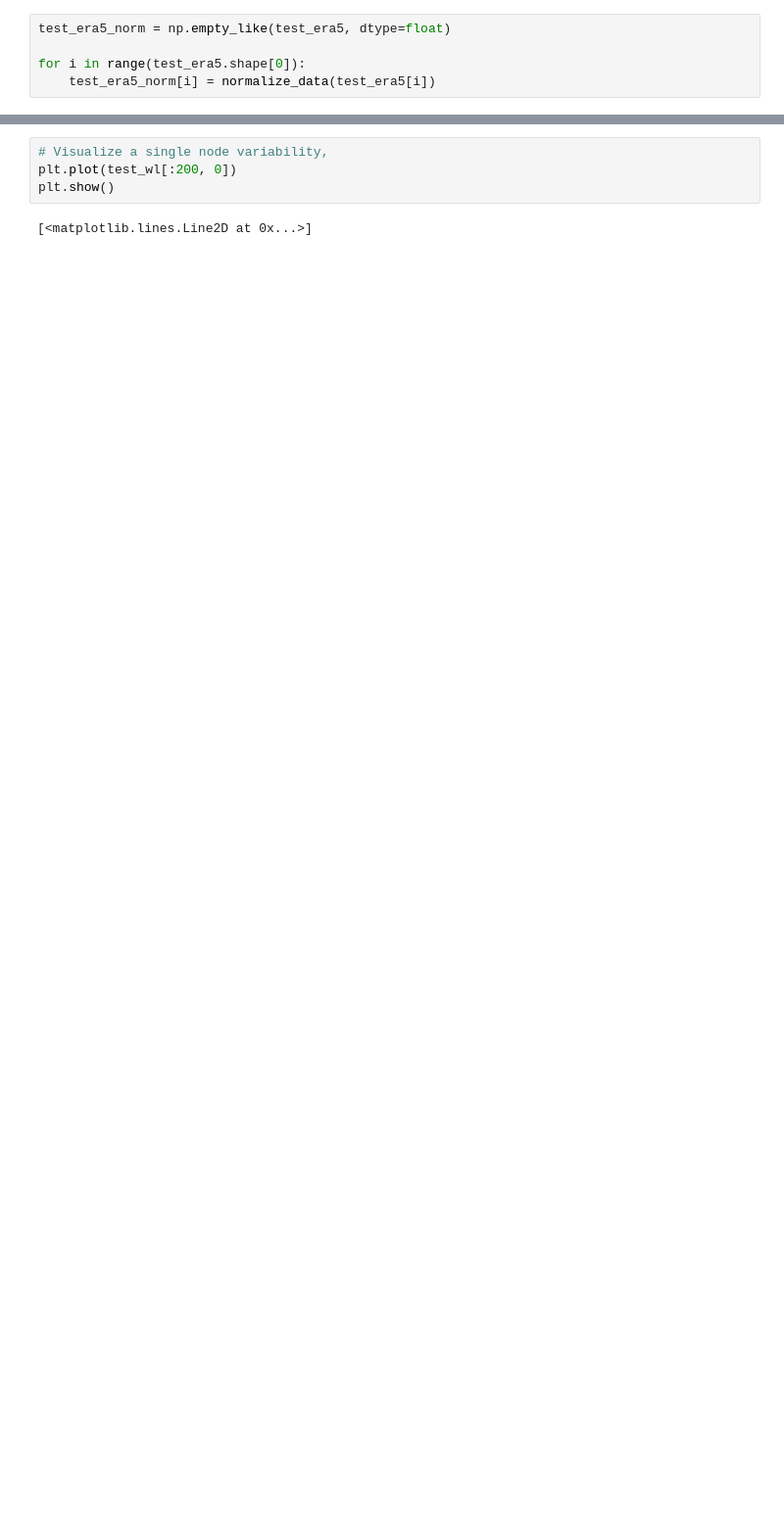
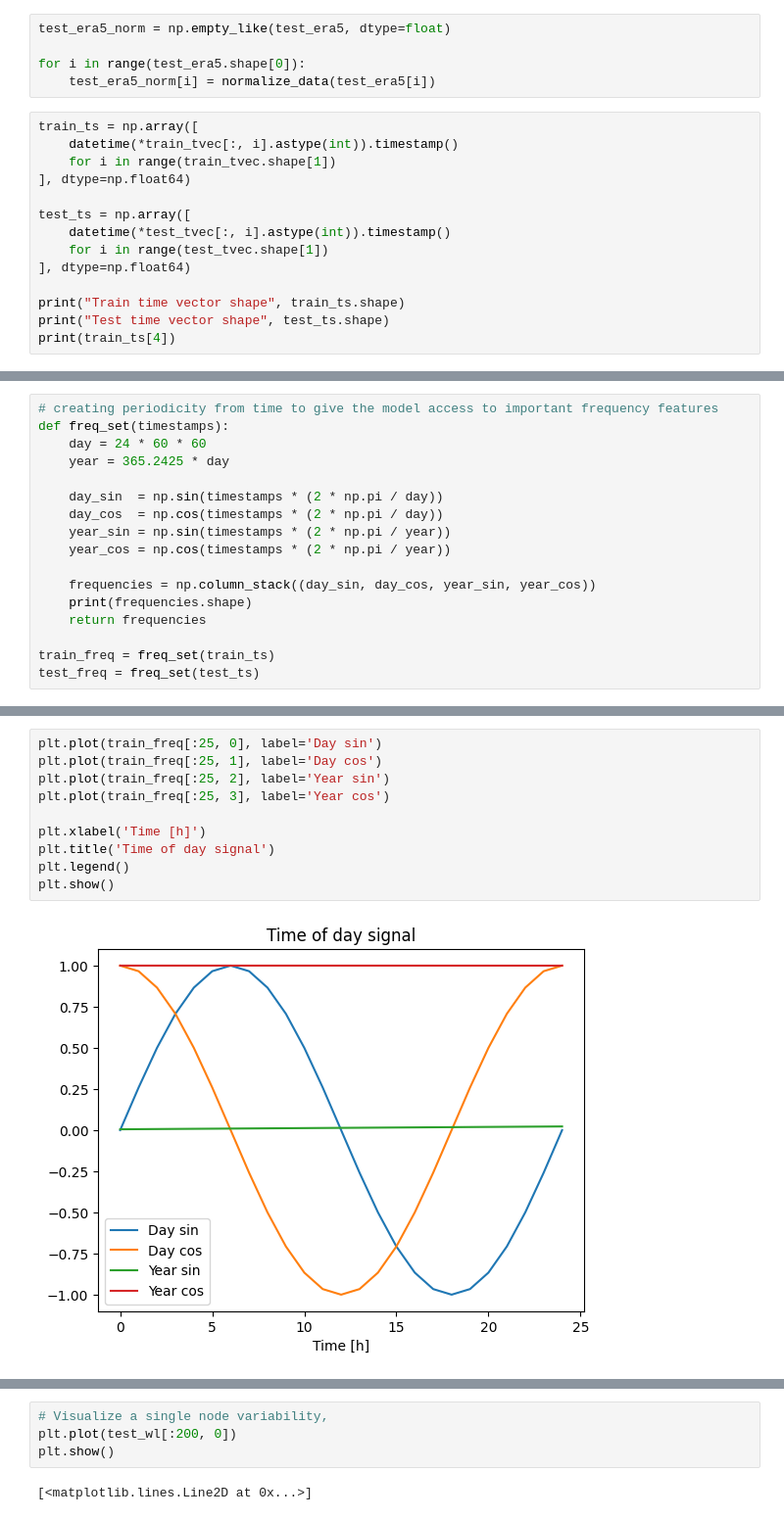
Before and after one commit to esthy13/Water-Level-Distribution, a Jupyter notebook: Water_level_prediction.ipynb, the cells around one changed output, grey strips where cells are left out. Shown at 98% size. Cells and saved outputs as stored; diff of their text form; blank space fills up the shorter version.

```diff
--- a/Water_level_prediction.ipynb
+++ b/Water_level_prediction.ipynb
@@ -260,3 +261,17 @@ test_era5_norm = np.empty_like(test_era5, dtype=float)
 
 for i in range(test_era5.shape[0]):
     test_era5_norm[i] = normalize_data(test_era5[i])
+# %%
+train_ts = np.array([
+    datetime(*train_tvec[:, i].astype(int)).timestamp()
+    for i in range(train_tvec.shape[1])
+], dtype=np.float64)
+
+test_ts = np.array([
+    datetime(*test_tvec[:, i].astype(int)).timestamp()
+    for i in range(test_tvec.shape[1])
+], dtype=np.float64)
+
+print("Train time vector shape", train_ts.shape)
+print("Test time vector shape", test_ts.shape)
+print(train_ts[4])
@@ -262,0 +282,17 @@ for i in range(test_era5.shape[0]):
+# %%
+# creating periodicity from time to give the model access to important frequency features
+def freq_set(timestamps):
+    day = 24 * 60 * 60
+    year = 365.2425 * day
+
+    day_sin  = np.sin(timestamps * (2 * np.pi / day))
+    day_cos  = np.cos(timestamps * (2 * np.pi / day))
+    year_sin = np.sin(timestamps * (2 * np.pi / year))
+    year_cos = np.cos(timestamps * (2 * np.pi / year))
+
+    frequencies = np.column_stack((day_sin, day_cos, year_sin, year_cos))
+    print(frequencies.shape)
+    return frequencies
+
+train_freq = freq_set(train_ts)
+test_freq = freq_set(test_ts)
@@ -262,0 +302,12 @@ for i in range(test_era5.shape[0]):
+# %%
+plt.plot(train_freq[:25, 0], label='Day sin')
+plt.plot(train_freq[:25, 1], label='Day cos')
+plt.plot(train_freq[:25, 2], label='Year sin')
+plt.plot(train_freq[:25, 3], label='Year cos')
+
+plt.xlabel('Time [h]')
+plt.title('Time of day signal')
+plt.legend()
+plt.show()
+# %% [output]
+[figure, added]
```
Also changed, not shown: parts of 24 cells of this notebook.
